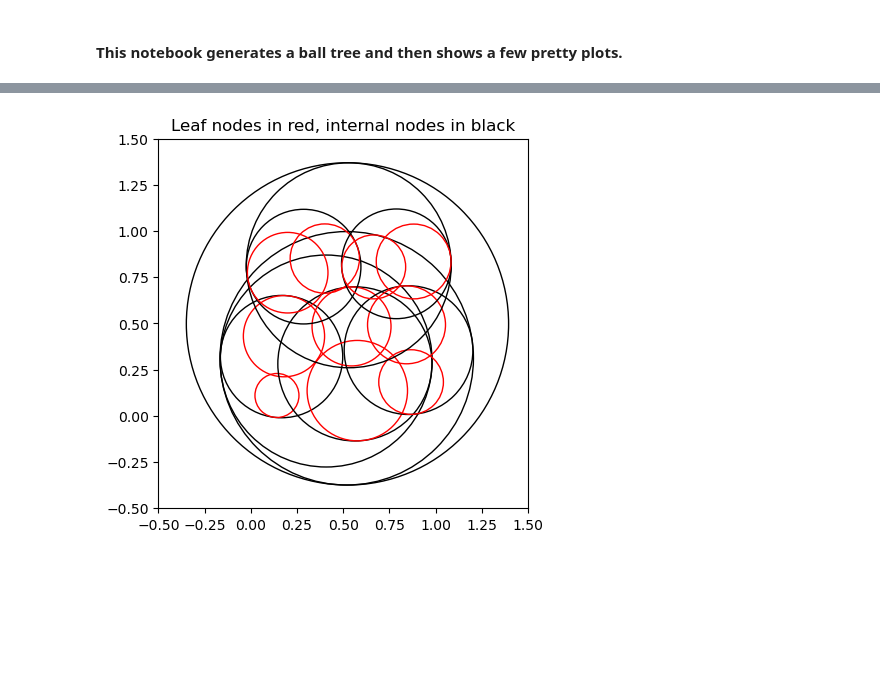
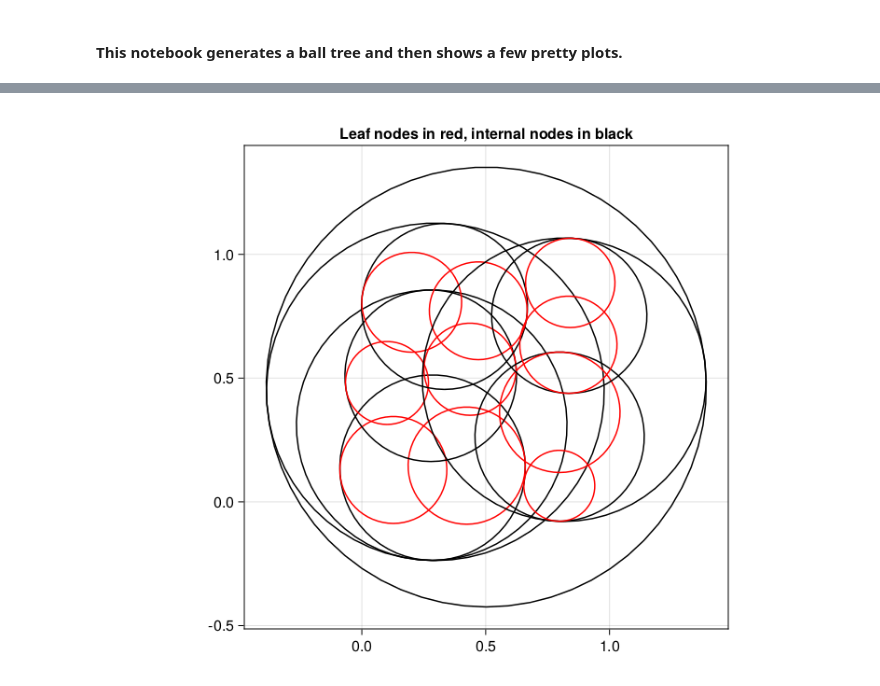
Before and after one commit to KristofferC/NearestNeighbors.jl, a Jupyter notebook: examples/balltree_illustration.ipynb, the cells around one changed output, grey strips where cells are left out. Cells and saved outputs as stored; diff of their text form; code cells hidden in the pictures; blank space fills up the shorter version.

```diff
--- a/examples/balltree_illustration.ipynb
+++ b/examples/balltree_illustration.ipynb
@@ -18,9 +16,8 @@ BallTree{StaticArrays.SArray{Tuple{2},Float64,1,2},2,Float64,Euclidean}
 import NearestNeighbors.HyperSphere
 
 # Adds a sphere to an axis
-function add_sphere(ax, hs::HyperSphere, col)
-    ell = patch.Circle(hs.center, radius = hs.r, facecolor="none", edgecolor=col)
-    ax.add_artist(ell)
+function add_sphere(ax, hs::HyperSphere, color)
+    lines!(ax, Circle(Point2f(hs.center), hs.r); color) # color
 end
 
 # Skip non leaf nodes
@@ -34,11 +31,8 @@ index_range = offset: offset + nleafs - 1
 cols = distinguishable_colors(length(index_range), RGB(0,0,0))
 
 # Create figure
-cfig = figure()
-ax = cfig.add_subplot(1,1,1)
-ax.set_aspect("equal")
-axis((-.25,1.25,-.25,1.25))
-
+fig = CairoMakie.Figure()
+ax = Axis(fig[1, 1], aspect=DataAspect(), title="Leaf nodes with their corresponding points")
 
 for (i, idx) = enumerate(index_range)
     col = cols[i]
@@ -46,13 +40,13 @@ for (i, idx) = enumerate(index_range)
     range = NearestNeighbors.get_leaf_range(tree.tree_data, idx)
     d = tree.data[range]
 
-    # Plot the points in the hyper spehre
-    plot(getindex.(d, 1), getindex.(d, 2), "*", color = (col.r, col.g, col.b))
+    # Plot the points in the hyper sphere
+    scatter!(ax, getindex.(d, 1), getindex.(d, 2), marker='*', markersize=32, color=col)
 
     # And the hypersphere itself
     sphere = tree.hyper_spheres[idx]
-    add_sphere(ax, sphere, (col.r, col.g, col.b))
+    add_sphere(ax, sphere, col)
 end
 
-title("Leaf nodes with their corresponding points")
+fig
 # %% [output]
@@ -82,30 +75,28 @@ end
 # %%
 import NearestNeighbors: isleaf, getleft, getright
 
 # Two different colors for internal and leaf nodes
 col_leaf = RGB(1.0,0.0,0.0)
 col_internal = RGB(0.0,0.0,0.0)
 
 # Create figure
-cfig = figure()
-ax = cfig.add_subplot(1,1,1)
-ax.set_aspect("equal")
-axis((-.5,1.5,-.5,1.5))
+fig = CairoMakie.Figure()
+ax = Axis(fig[1, 1], aspect=DataAspect(), title="Leaf nodes in red, internal nodes in black")
 
 function plot_tree(index, lvl)
     leaf = isleaf(tree.tree_data.n_internal_nodes, index)
     col = leaf ? col_leaf : col_internal
     sphere = tree.hyper_spheres[index]
-    add_sphere(ax, sphere, (col.r, col.g, col.b))
+    add_sphere(ax, sphere, col)
 
     # Recursively call the tree plotter on the sub trees
     if !leaf
         plot_tree(getleft(index), lvl+1)
         plot_tree(getright(index), lvl+1)
     end
 end
 
 plot_tree(1, 1)
-title("Leaf nodes in red, internal nodes in black");
+fig
 # %% [output]
-[figure, old version]
+[figure, new version]
```
Also changed, not shown: parts of 5 cells of this notebook, 2 other files.
